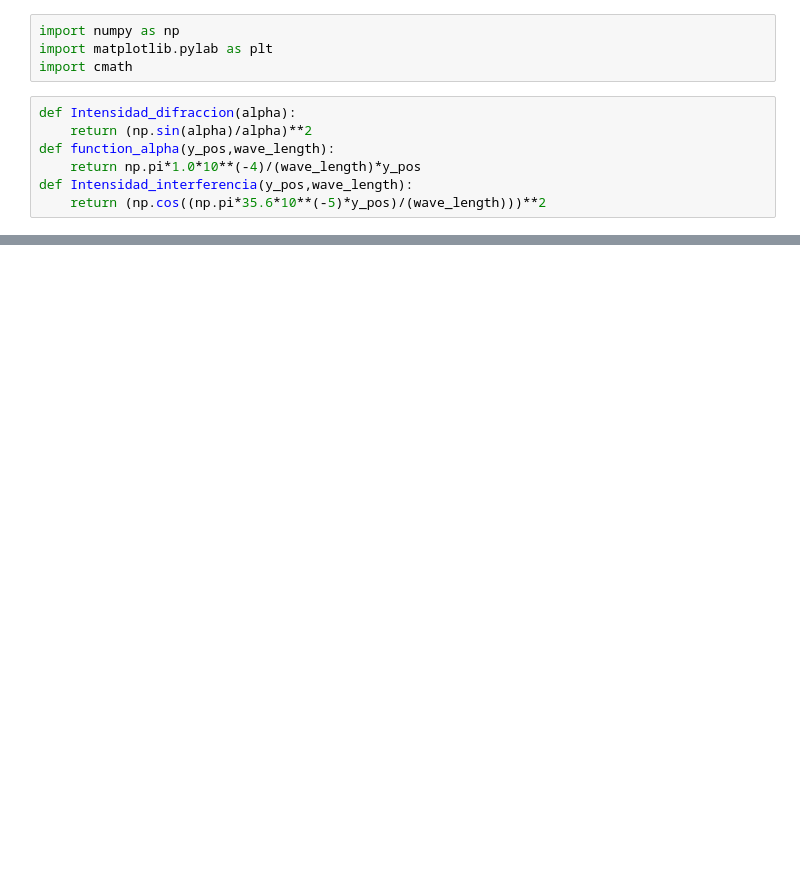
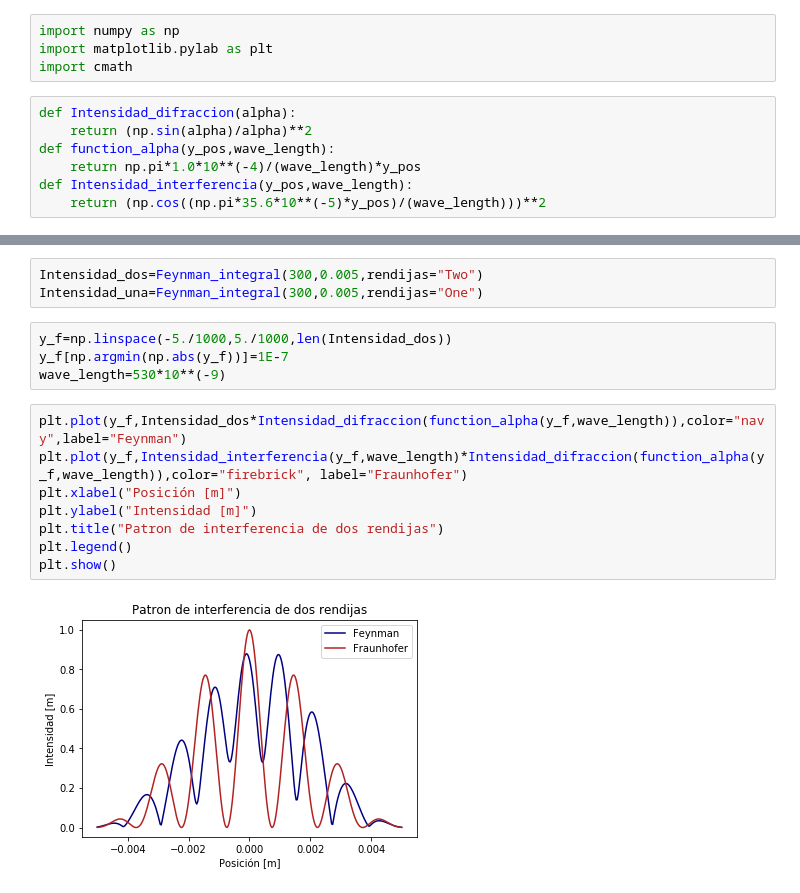
Before and after one commit to jamontanac/Laboratorio-Avanzado, a Jupyter notebook: Double_Slit/Integral_Feynman.ipynb, the cells around one changed output, grey strips where cells are left out. Cells and saved outputs as stored; diff of their text form; blank space fills up the shorter version.

Commit message:
integral de feynam implementada para una y dos rendijas

```diff
--- a/Double_Slit/Integral_Feynman.ipynb
+++ b/Double_Slit/Integral_Feynman.ipynb
@@ -107,0 +51,17 @@ array([4.46276904e-08, 4.32562665e-08, 4.16056227e-08, 3.96883743e-08,
+# %%
+Intensidad_dos=Feynman_integral(300,0.005,rendijas="Two")
+Intensidad_una=Feynman_integral(300,0.005,rendijas="One")
+# %%
+y_f=np.linspace(-5./1000,5./1000,len(Intensidad_dos))
+y_f[np.argmin(np.abs(y_f))]=1E-7
+wave_length=530*10**(-9)
+# %%
+plt.plot(y_f,Intensidad_dos*Intensidad_difraccion(function_alpha(y_f,wave_length)),color="navy",label="Feynman")
+plt.plot(y_f,Intensidad_interferencia(y_f,wave_length)*Intensidad_difraccion(function_alpha(y_f,wave_length)),color="firebrick", label="Fraunhofer")
+plt.xlabel("Posición [m]")
+plt.ylabel("Intensidad [m]")
+plt.title("Patron de interferencia de dos rendijas")
+plt.legend()
+plt.show()
+# %% [output]
+[figure, added]
```
Also changed, not shown: parts of 6 cells of this notebook.
